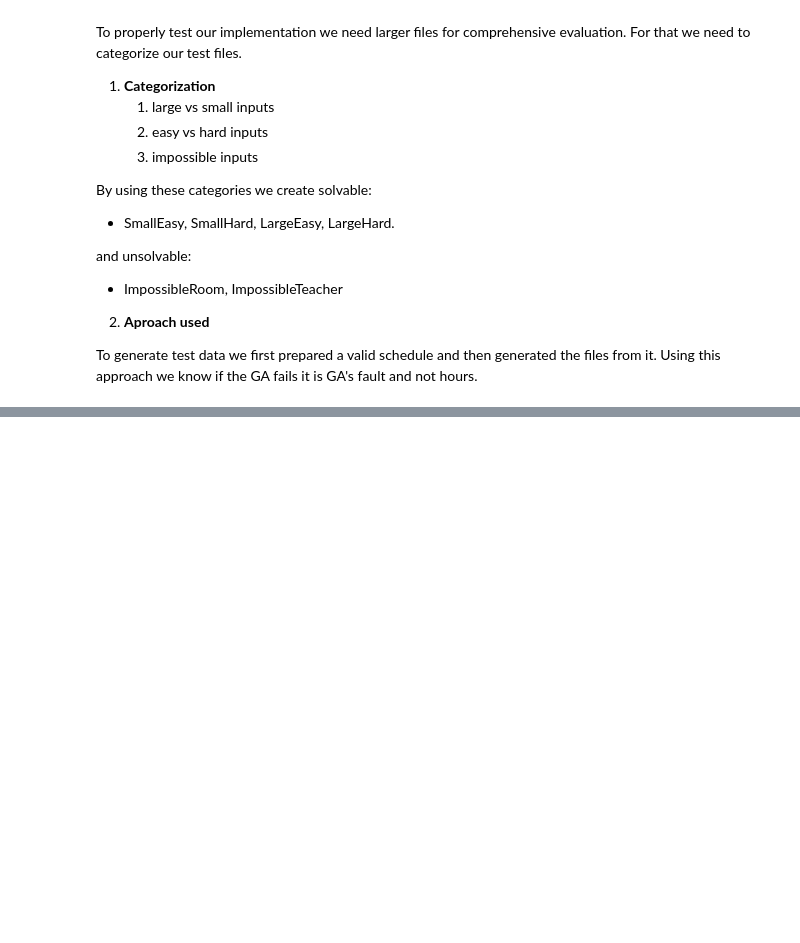
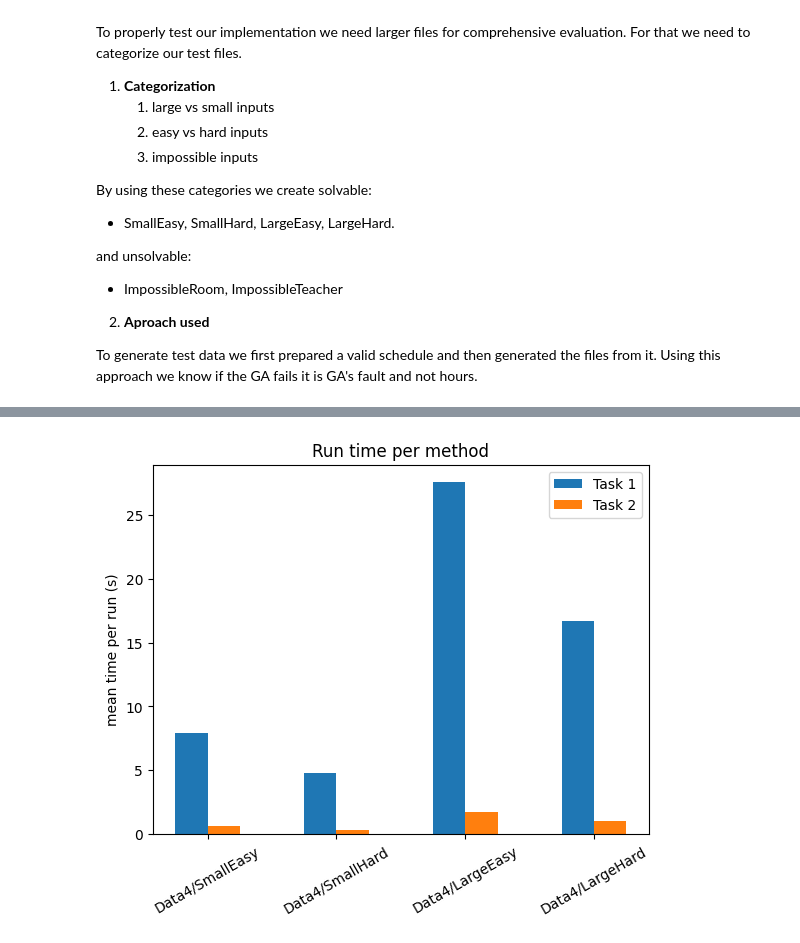
Before and after one commit to Prozvan/IS-Seminar-1, a Jupyter notebook: Task4.ipynb, the cells around one changed output, grey strips where cells are left out. Saved outputs shown, nothing was run; the diff lists cells and outputs as text; code cells hidden in the pictures; blank space fills up the shorter version.

```diff
--- a/Task4.ipynb
+++ b/Task4.ipynb
@@ -102,0 +1113,15 @@ duration: 1 classroomIndex: 3 StartTime: 18
+# %%
+# Lets compared the times also
+x = np.arange(len(DATA_SETS))
+width = 0.25
+for j, method in enumerate(METHODS):
+    times = [compared12.loc[(folder, method), "time_s"] for folder in DATA_SETS]
+    plt.bar(x + j * width, times, width, label=method)
+
+plt.xticks(x + width / 2, DATA_SETS, rotation=30)
+plt.ylabel("mean time per run (s)")
+plt.title("Run time per method")
+plt.legend()
+plt.show()
+# %% [output]
+[figure, added]
```
Also changed, not shown: parts of 41 cells of this notebook, 20 other files.
